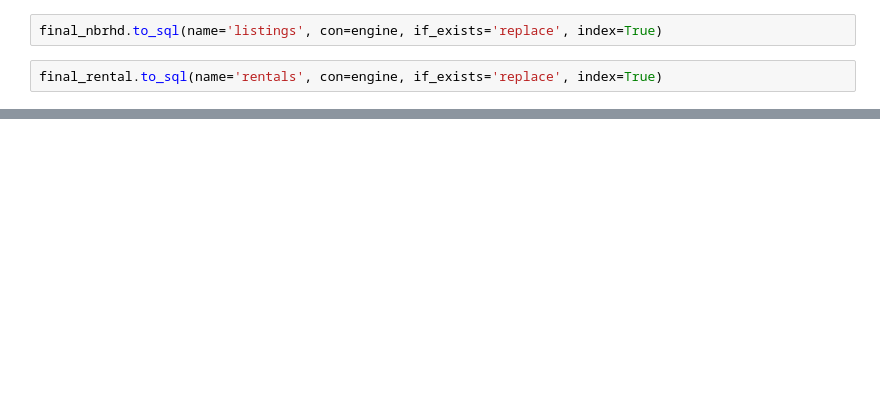
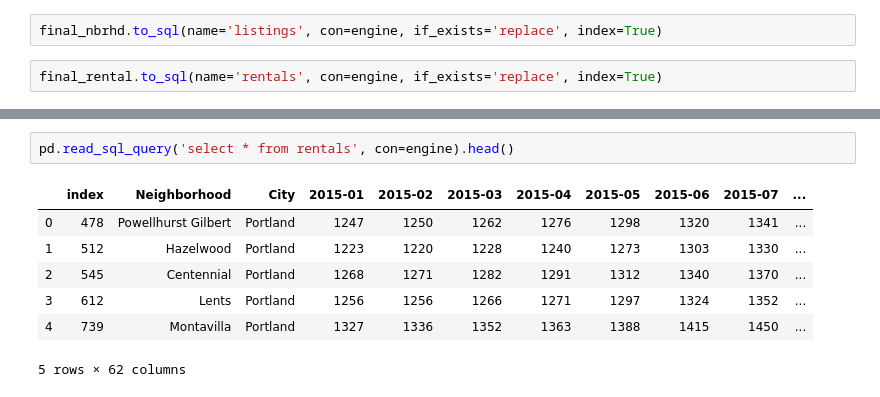
Before and after one commit to brian1581/Creative-Viz-Project, a Jupyter notebook: etl.ipynb, the cells around one changed output, grey strips where cells are left out. Saved outputs shown, nothing was run; the diff lists cells and outputs as text; blank space fills up the shorter version.

```diff
--- a/etl.ipynb
+++ b/etl.ipynb
@@ -137,0 +148,10 @@ final_rental.to_sql(name='rentals', con=engine, if_exists='replace', index=True)
+# %%
+pd.read_sql_query('select * from rentals', con=engine).head()
+# %% [output]
+|  | index | Neighborhood | City | 2015-01 | 2015-02 | 2015-03 | 2015-04 | 2015-05 | 2015-06 | 2015-07 | ... |
+| 0 | 478 | Powellhurst Gilbert | Portland | 1247 | 1250 | 1262 | 1276 | 1298 | 1320 | 1341 | ... |
+| 1 | 512 | Hazelwood | Portland | 1223 | 1220 | 1228 | 1240 | 1273 | 1303 | 1330 | ... |
+| 2 | 545 | Centennial | Portland | 1268 | 1271 | 1282 | 1291 | 1312 | 1340 | 1370 | ... |
+| 3 | 612 | Lents | Portland | 1256 | 1256 | 1266 | 1271 | 1297 | 1324 | 1352 | ... |
+| 4 | 739 | Montavilla | Portland | 1327 | 1336 | 1352 | 1363 | 1388 | 1415 | 1450 | ... |
+5 rows × 62 columns
```
Also changed, not shown: parts of 2 cells of this notebook.
